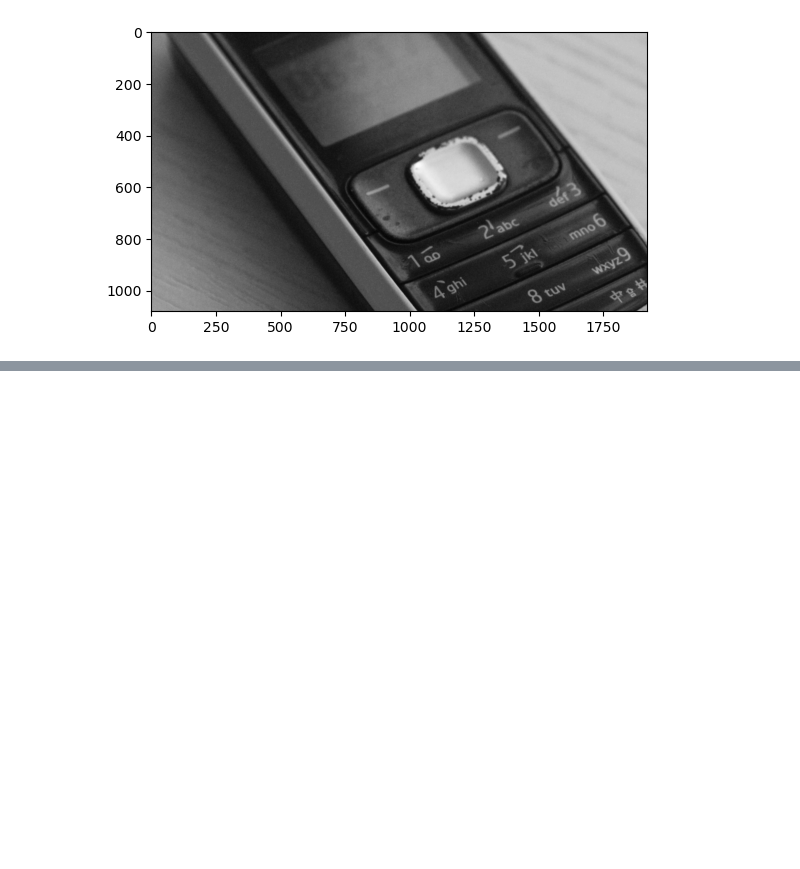
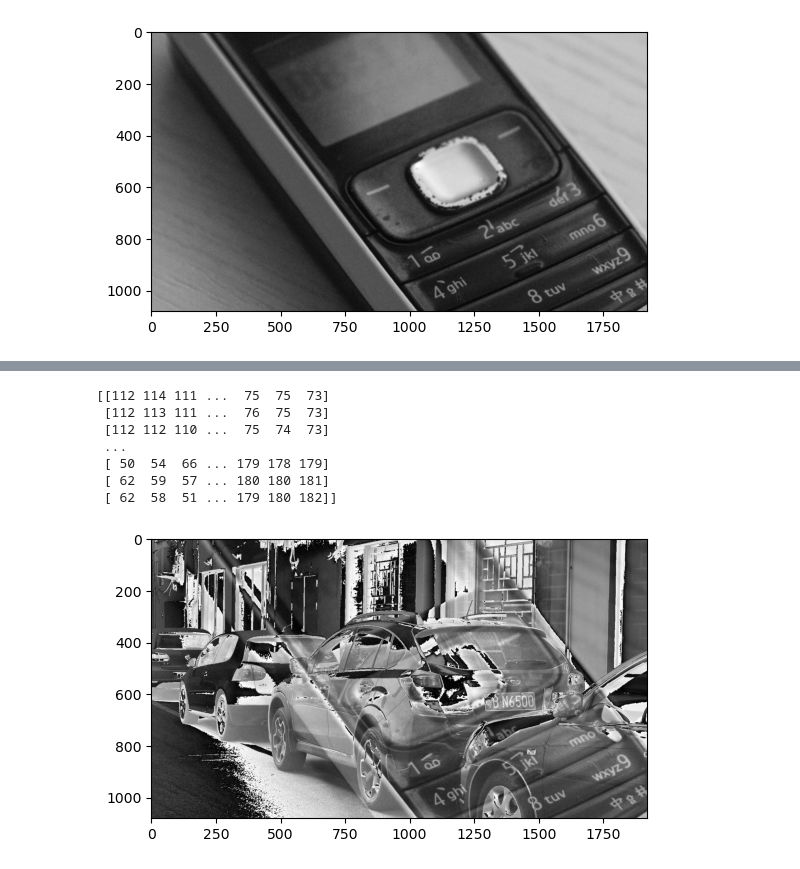
Before and after one commit to claudiodanielpc/imagenes, a Jupyter notebook: U2_1A_Claudio_Pacheco.ipynb, the cells around one changed output, grey strips where cells are left out. Cells and saved outputs as stored; diff of their text form; code cells hidden in the pictures; blank space fills up the shorter version.

```diff
--- a/U2_1A_Claudio_Pacheco.ipynb
+++ b/U2_1A_Claudio_Pacheco.ipynb
@@ -54,0 +122,4 @@ plt.imshow(resta, cmap='gray')
+# %%
+#Suma y resta de dos imágenes distintas
+imagen1=imagen('DPP0357.TIF')
+imagen2=imagen('DPP0029.TIF')
@@ -54,0 +128,13 @@ plt.imshow(resta, cmap='gray')
+# %%
+suma=np.add(imagen1,imagen2)
+plt.imshow(suma, cmap='gray')
+print(suma)
+# %% [output]
+[[112 114 111 ...  75  75  73]
+ [112 113 111 ...  76  75  73]
+ [112 112 110 ...  75  74  73]
+ ...
+ [ 50  54  66 ... 179 178 179]
+ [ 62  59  57 ... 180 180 181]
+ [ 62  58  51 ... 179 180 182]]
+[figure, added]
```
Also changed, not shown: parts of 14 cells of this notebook.
